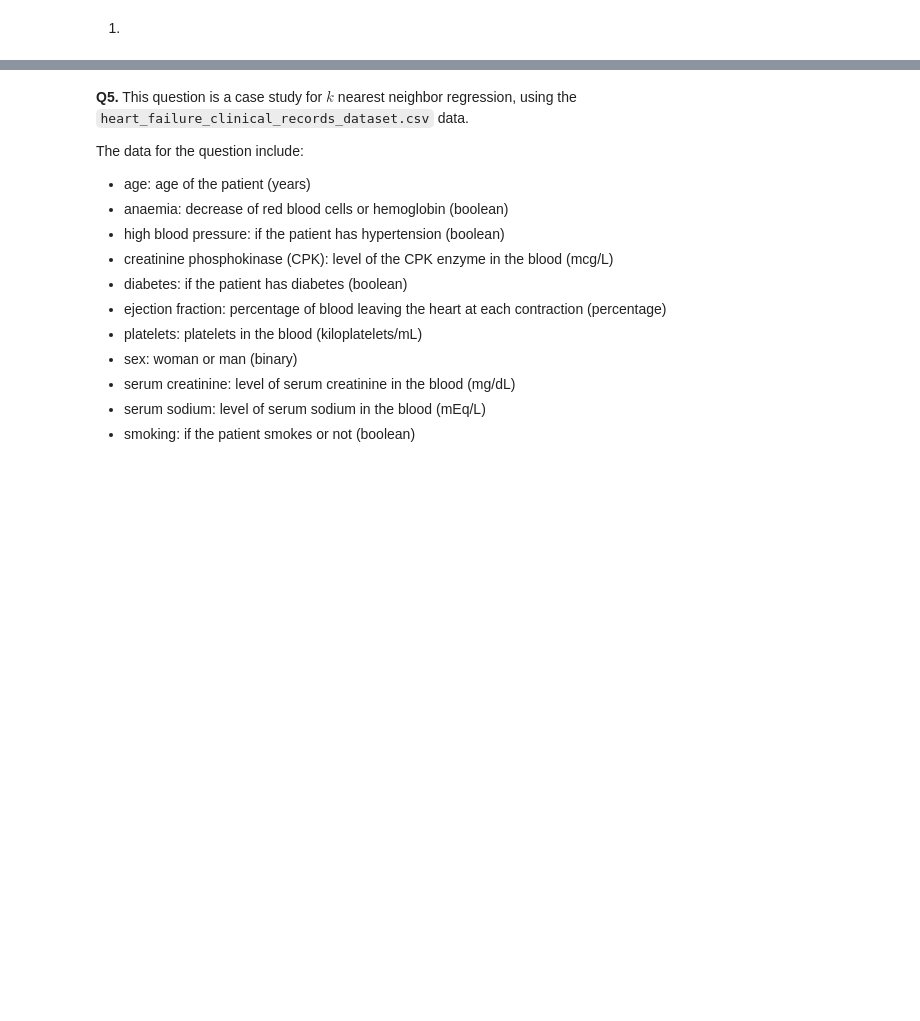
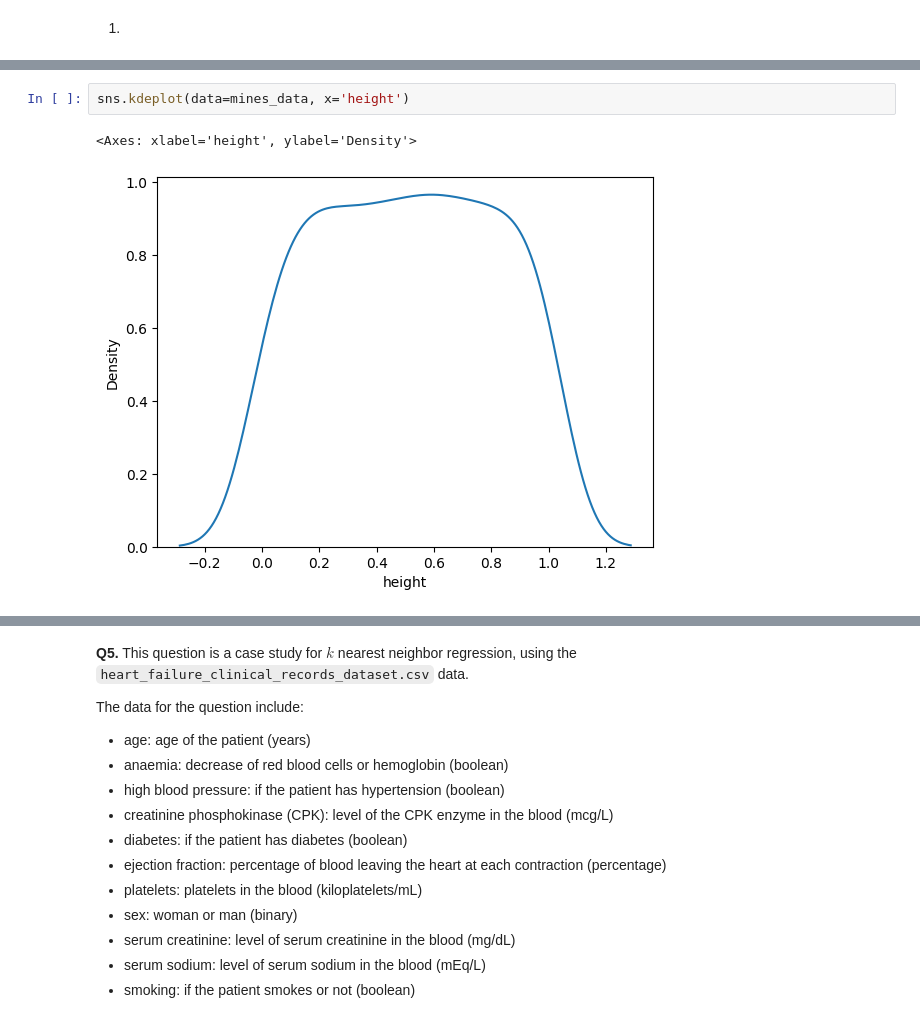
Before and after one commit to aileenkent/knn, a Jupyter notebook: assignment/assignment_knn.ipynb, the cells around one changed output, grey strips where cells are left out. Saved outputs shown, nothing was run; the diff lists cells and outputs as text; blank space fills up the shorter version.

```diff
--- a/assignment/assignment_knn.ipynb
+++ b/assignment/assignment_knn.ipynb
@@ -75,0 +140,5 @@ The data consists of a label, `mine_type`, taking integer values 1 to 5, and thr
+# %%
+sns.kdeplot(data=mines_data, x='height')
+# %% [output]
+<Axes: xlabel='height', ylabel='Density'>
+[figure, added]
```
Also changed, not shown: parts of 12 cells of this notebook.
